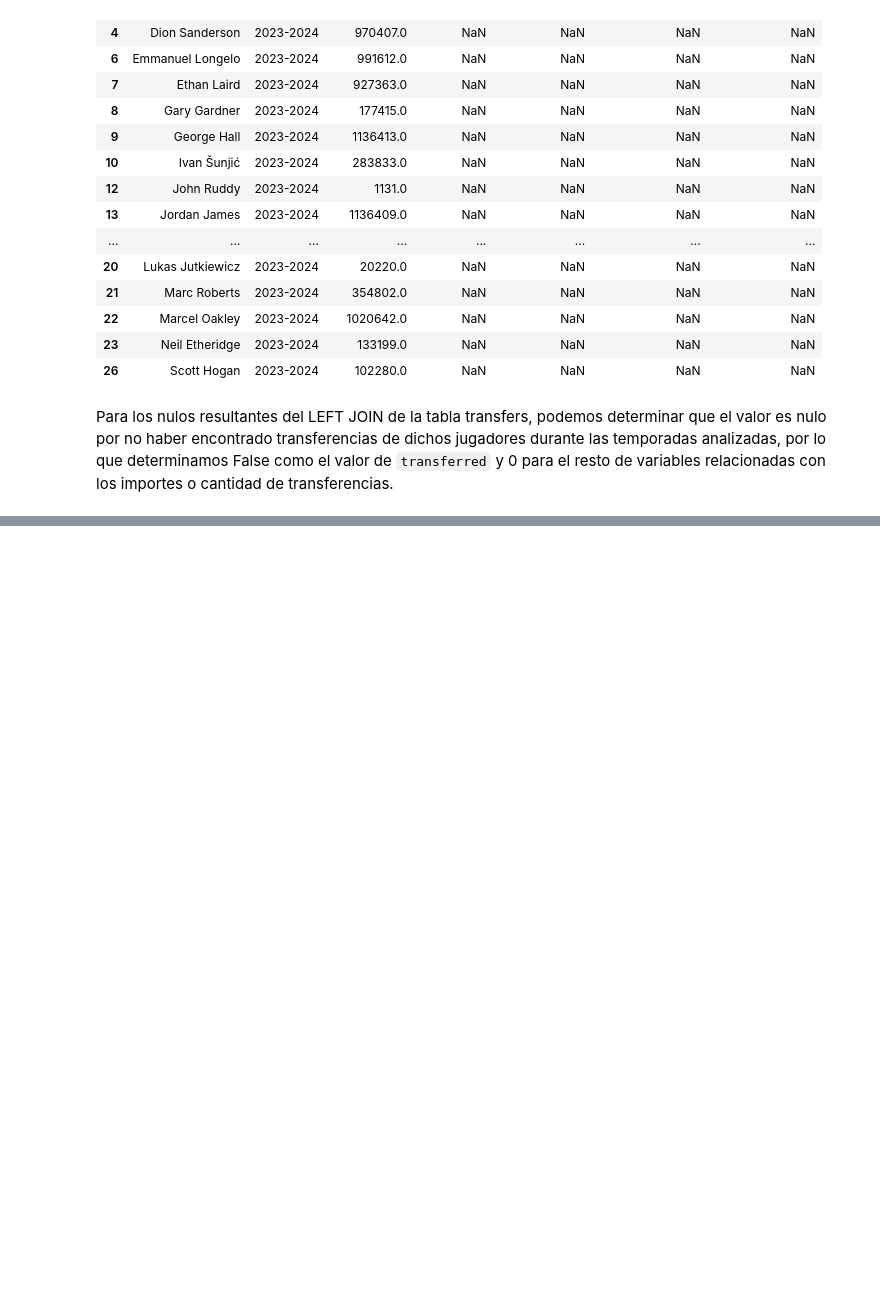
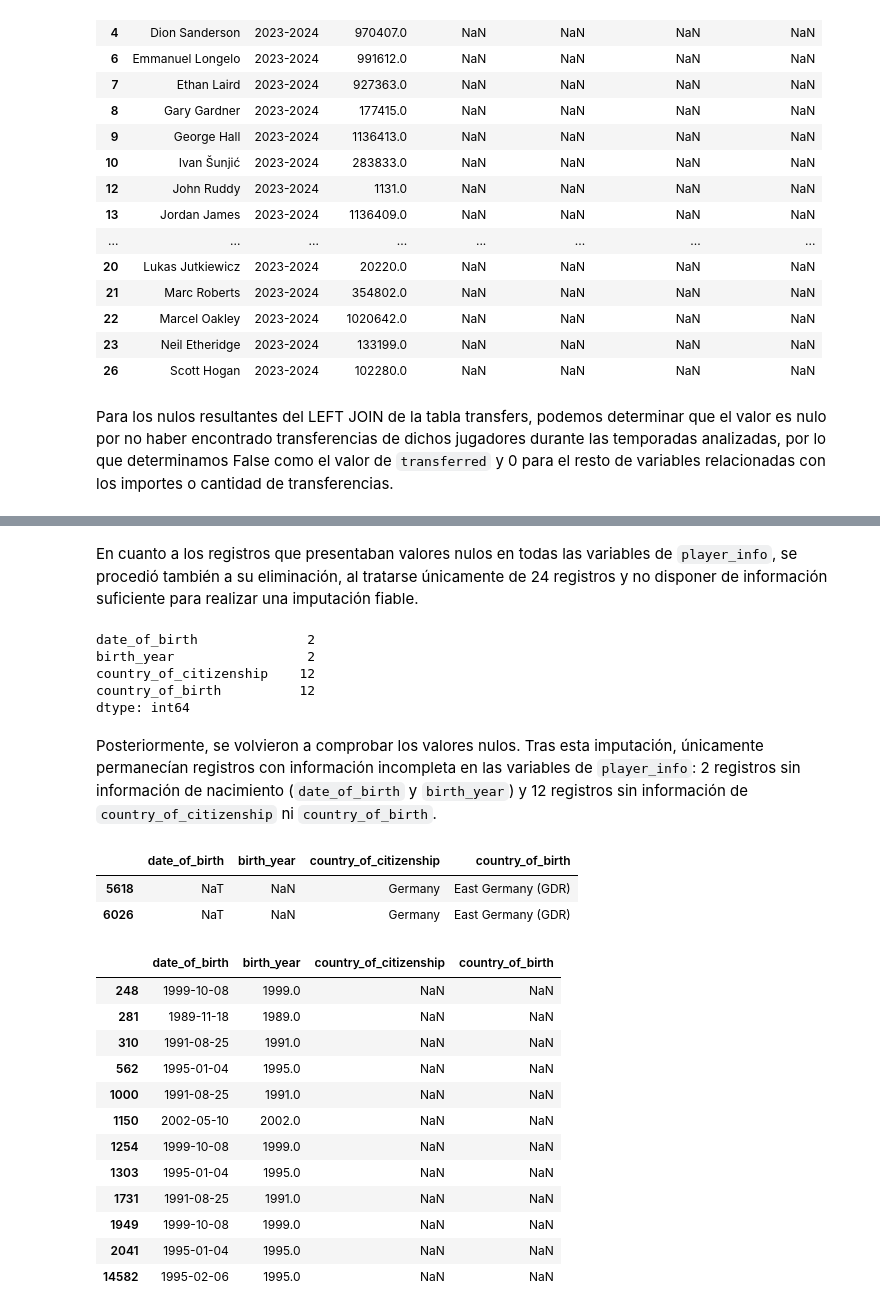
Before and after one commit to willwalker7/football-recruitment-analytics, a Jupyter notebook: notebooks/data_preprocessing.ipynb, the cells around one changed output, grey strips where cells are left out. Cells and saved outputs as stored; diff of their text form; code cells hidden in the pictures; blank space fills up the shorter version.

```diff
--- a/notebooks/data_preprocessing.ipynb
+++ b/notebooks/data_preprocessing.ipynb
@@ -2583,0 +2740,6 @@ master_dataset.to_parquet(
+# %%
+master_dataset[market_value_cols] = (
+    master_dataset[market_value_cols]
+    .bfill(axis=1)
+    .ffill(axis=1)
+)
@@ -2583,0 +2766,9 @@ master_dataset.to_parquet(
+# %%
+player_info_cols = [
+    "date_of_birth",
+    "birth_year",
+    "country_of_citizenship",
+    "country_of_birth"
+]
+
+master_dataset[player_info_cols].isna().sum()
@@ -2583,0 +2795,49 @@ master_dataset.to_parquet(
+# %%
+master_dataset["country_of_birth"] = (
+    master_dataset["country_of_birth"]
+    .fillna(master_dataset["country_of_citizenship"])
+)
+# %% [markdown]
+En cuanto a los registros que presentaban valores nulos en todas las variables de `player_info`, se procedió también a su eliminación, al tratarse únicamente de 24 registros y no disponer de información suficiente para realizar una imputación fiable.
+# %%
+master_dataset = master_dataset.dropna(
+    subset=player_info_cols,
+    how="all"
+).copy()
+# %%
+master_dataset[player_info_cols].isna().sum()
+# %% [output]
+date_of_birth              2
+birth_year                 2
+country_of_citizenship    12
+country_of_birth          12
+dtype: int64
+# %% [markdown]
+
+Posteriormente, se volvieron a comprobar los valores nulos. Tras esta imputación, únicamente permanecían registros con información incompleta en las variables de `player_info`: 2 registros sin información de nacimiento (`date_of_birth` y `birth_year`) y 12 registros sin información de `country_of_citizenship` ni `country_of_birth`.
+# %%
+master_dataset[
+    master_dataset["date_of_birth"].isna()
+][player_info_cols]
+# %% [output]
+|  | date_of_birth | birth_year | country_of_citizenship | country_of_birth |
+| 5618 | NaT | NaN | Germany | East Germany (GDR) |
+| 6026 | NaT | NaN | Germany | East Germany (GDR) |
+# %%
+master_dataset[
+    master_dataset["country_of_citizenship"].isna()
+][player_info_cols]
+# %% [output]
+|  | date_of_birth | birth_year | country_of_citizenship | country_of_birth |
+| 248 | 1999-10-08 | 1999.0 | NaN | NaN |
+| 281 | 1989-11-18 | 1989.0 | NaN | NaN |
+| 310 | 1991-08-25 | 1991.0 | NaN | NaN |
+| 562 | 1995-01-04 | 1995.0 | NaN | NaN |
+| 1000 | 1991-08-25 | 1991.0 | NaN | NaN |
+| 1150 | 2002-05-10 | 2002.0 | NaN | NaN |
+| 1254 | 1999-10-08 | 1999.0 | NaN | NaN |
+| 1303 | 1995-01-04 | 1995.0 | NaN | NaN |
+| 1731 | 1991-08-25 | 1991.0 | NaN | NaN |
+| 1949 | 1999-10-08 | 1999.0 | NaN | NaN |
+| 2041 | 1995-01-04 | 1995.0 | NaN | NaN |
+| 14582 | 1995-02-06 | 1995.0 | NaN | NaN |
```
Also changed, not shown: parts of 96 cells of this notebook, 1 other file.
